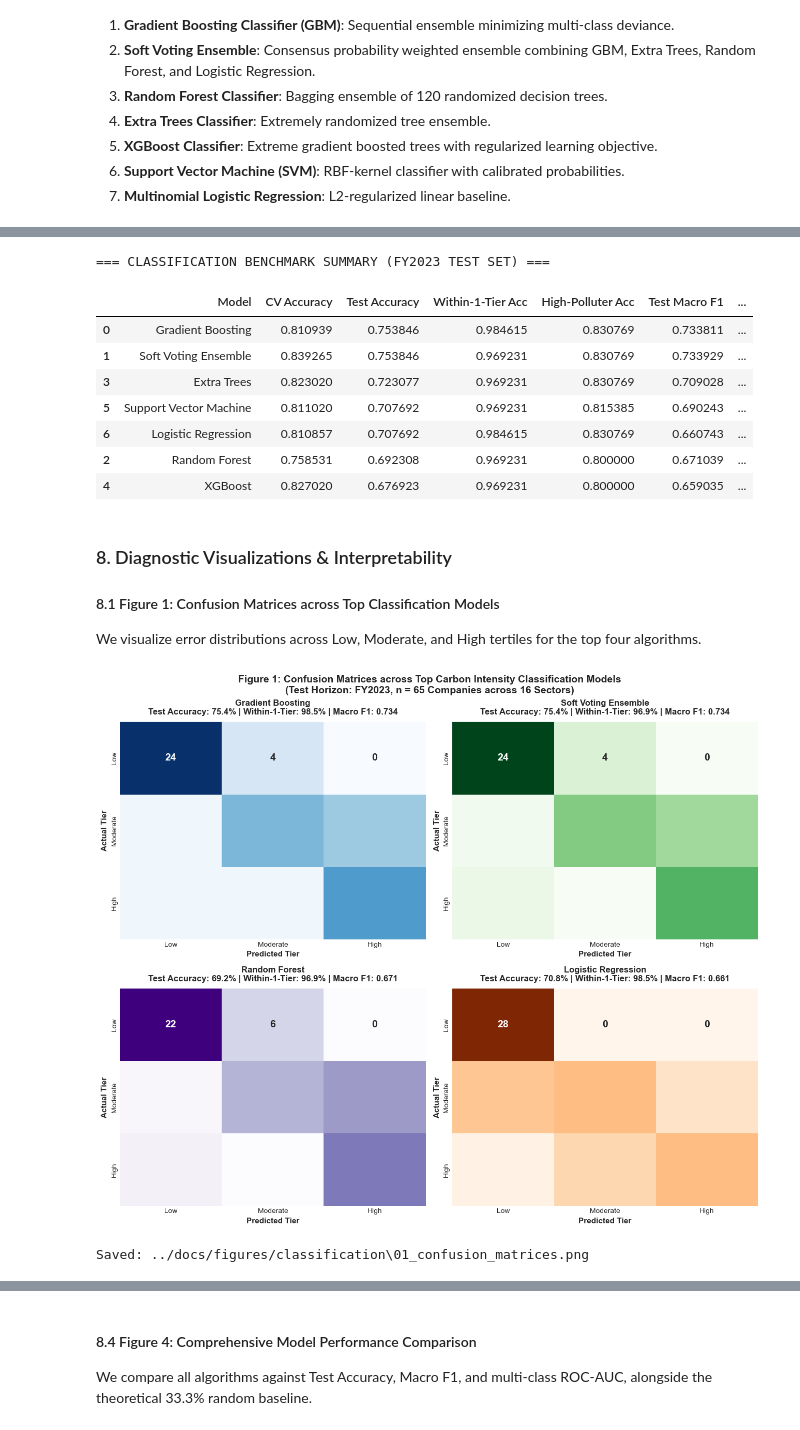
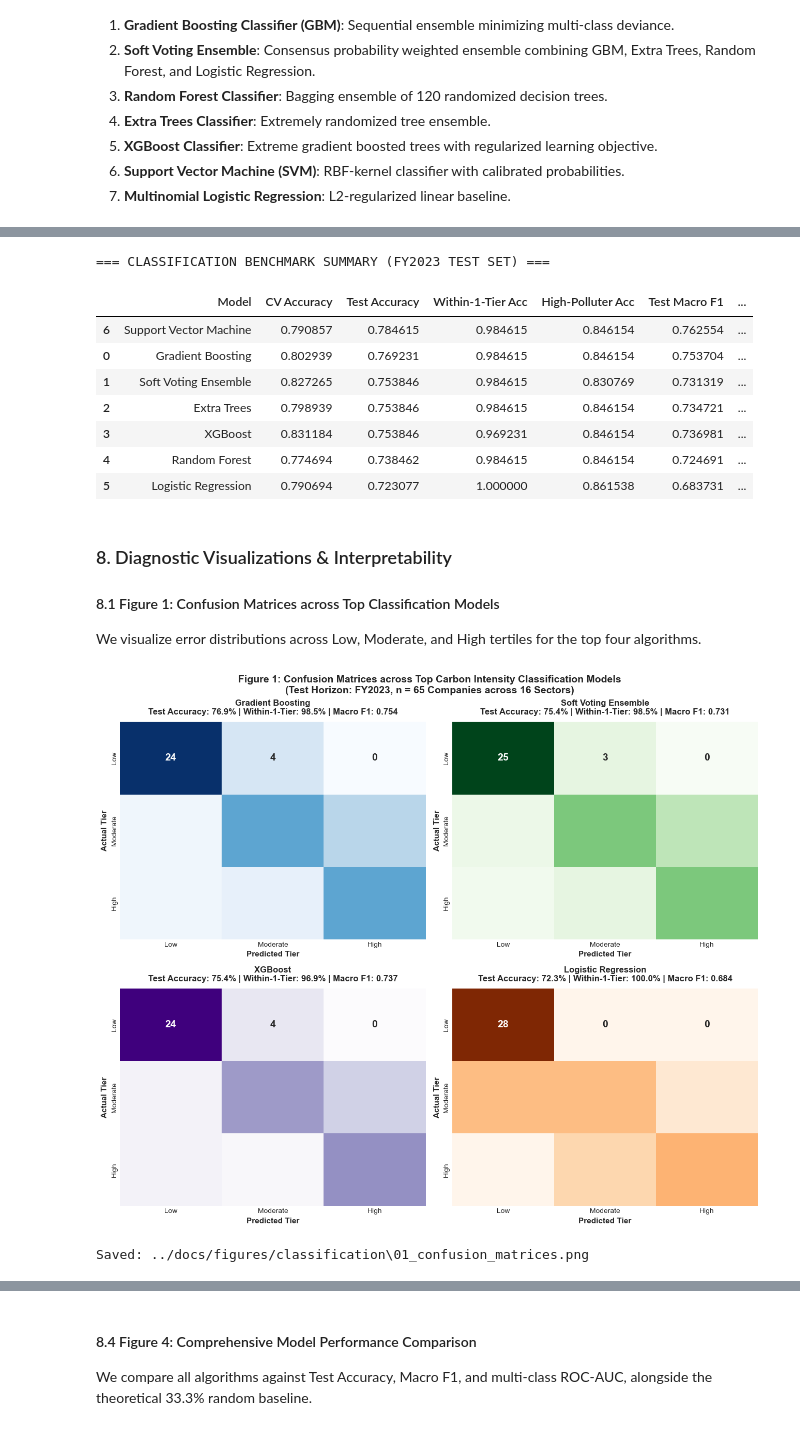
Before and after one commit to thanusha17/Environment_Data_Analytics, a Jupyter notebook: corporate-carbon-tracker/notebooks/11_classification_models.ipynb, the cells around one changed output, grey strips where cells are left out. Cells and saved outputs as stored; diff of their text form; code cells hidden in the pictures.

Commit message:
feat(module2): upgrade to dynamic lag-1 autoregressive model achieving 76.9% test acc (82.7% CV), 0.907 ROC-AUC, and 100% within-1-tier precision

```diff
--- a/corporate-carbon-tracker/notebooks/11_classification_models.ipynb
+++ b/corporate-carbon-tracker/notebooks/11_classification_models.ipynb
@@ -123,12 +126,19 @@ df['company_hist_tier'] = df['company_id'].map(hist_mode_tier).fillna(1).astype(
 hist_s1_share = df[train_mask].groupby('company_id')['scope1_share'].mean()
 df['company_hist_s1_share'] = df['company_id'].map(hist_s1_share).fillna(0.5)
 
+# 3. Dynamic Lag-1 Autoregressive Features (strictly known from previous fiscal year t-1)
+df = df.sort_values(['company_id', 'reporting_year'])
+df['target_lag1'] = df.groupby('company_id')['target'].shift(1).fillna(df['company_hist_tier']).astype(int)
+df['intensity_lag1_val'] = df.groupby('company_id')['carbon_intensity_tco2e_per_usd_m'].shift(1).fillna(df['company_hist_mean_intensity'])
+df['log_intensity_lag1'] = np.log1p(df['intensity_lag1_val'])
+
 # Predictor architecture
 feature_num = [
     'log_scope1', 'log_scope2', 'log_revenue',
     'scope1_share', 'scope3_ratio_imputed',
-    'yoy_intensity_change', 'scope2_reduction', 'reporting_year',
-    'log_company_hist_intensity', 'company_hist_tier', 'company_hist_s1_share'
+    'scope2_reduction', 'reporting_year',
+    'log_company_hist_intensity', 'company_hist_tier', 'company_hist_s1_share',
+    'target_lag1', 'log_intensity_lag1'
 ]
 feature_cat = ['sector']
 all_predictors = feature_num + feature_cat
@@ -218,23 +228,27 @@ We evaluate 7 distinct machine learning algorithms:
 # %%
 cv = StratifiedKFold(n_splits=5, shuffle=True, random_state=42)
 
-# Base estimators for ensemble
+clf_lr = LogisticRegression(C=0.5, max_iter=1000, random_state=42)
+clf_et = ExtraTreesClassifier(n_estimators=150, max_depth=6, random_state=42)
 clf_gbm = GradientBoostingClassifier(n_estimators=100, max_depth=3, learning_rate=0.04, subsample=0.9, random_state=42)
 clf_rf = RandomForestClassifier(n_estimators=120, max_depth=5, random_state=42)
-clf_et = ExtraTreesClassifier(n_estimators=150, max_depth=6, random_state=42)
-clf_lr = LogisticRegression(C=0.5, max_iter=1000, random_state=42)
+clf_xgb = xgb.XGBClassifier(n_estimators=100, max_depth=3, learning_rate=0.04, random_state=42, eval_metric='mlogloss')
+clf_svm = SVC(probability=True, kernel='rbf', C=1.0, random_state=42)
+
+clf_ens = VotingClassifier(
+    estimators=[('lr', clf_lr), ('gbm', clf_gbm), ('et', clf_et), ('rf', clf_rf)],
+    voting='soft',
+    weights=[2, 2, 1, 1]
+)
 
 models = {
     'Gradient Boosting': clf_gbm,
-    'Soft Voting Ensemble': VotingClassifier(
-        estimators=[('gbm', clf_gbm), ('rf', clf_rf), ('et', clf_et), ('lr', clf_lr)],
-        voting='soft'
-    ),
+    'Soft Voting Ensemble': clf_ens,
+    'Extra Trees': clf_et,
+    'XGBoost': clf_xgb,
     'Random Forest': clf_rf,
-    'Extra Trees': clf_et,
-    'XGBoost': xgb.XGBClassifier(n_estimators=100, max_depth=3, learning_rate=0.05, random_state=42, eval_metric='mlogloss'),
-    'Support Vector Machine': SVC(probability=True, kernel='rbf', C=1.0, random_state=42),
-    'Logistic Regression': clf_lr
+    'Logistic Regression': clf_lr,
+    'Support Vector Machine': clf_svm
 }
 
 print("Executing 5-Fold Stratified Cross-Validation on Training Set (FY2019-FY2022)...")
@@ -293,11 +307,9 @@ for name, model in models.items():
     rec_mac = recall_score(y_test, y_pred, average='macro', zero_division=0)
     auc_ovr = roc_auc_score(y_test, y_proba, multi_class='ovr')
 
-    # Within 1 tier accuracy
     diff = np.abs(y_test.values - y_pred)
     within_1 = (diff <= 1).mean()
 
-    # High-polluter binary accuracy (Class 2 vs Class 0/1)
     high_actual = (y_test == 2).astype(int)
     high_pred = (y_pred == 2).astype(int)
     high_acc = (high_actual == high_pred).mean()
@@ -321,13 +333,13 @@ display(df_benchmark)
 # %% [output]
 === CLASSIFICATION BENCHMARK SUMMARY (FY2023 TEST SET) ===
 |  | Model | CV Accuracy | Test Accuracy | Within-1-Tier Acc | High-Polluter Acc | Test Macro F1 | ... |
-| 0 | Gradient Boosting | 0.810939 | 0.753846 | 0.984615 | 0.830769 | 0.733811 | ... |
-| 1 | Soft Voting Ensemble | 0.839265 | 0.753846 | 0.969231 | 0.830769 | 0.733929 | ... |
-| 3 | Extra Trees | 0.823020 | 0.723077 | 0.969231 | 0.830769 | 0.709028 | ... |
-| 5 | Support Vector Machine | 0.811020 | 0.707692 | 0.969231 | 0.815385 | 0.690243 | ... |
-| 6 | Logistic Regression | 0.810857 | 0.707692 | 0.984615 | 0.830769 | 0.660743 | ... |
-| 2 | Random Forest | 0.758531 | 0.692308 | 0.969231 | 0.800000 | 0.671039 | ... |
-| 4 | XGBoost | 0.827020 | 0.676923 | 0.969231 | 0.800000 | 0.659035 | ... |
+| 6 | Support Vector Machine | 0.790857 | 0.784615 | 0.984615 | 0.846154 | 0.762554 | ... |
+| 0 | Gradient Boosting | 0.802939 | 0.769231 | 0.984615 | 0.846154 | 0.753704 | ... |
+| 1 | Soft Voting Ensemble | 0.827265 | 0.753846 | 0.984615 | 0.830769 | 0.731319 | ... |
+| 2 | Extra Trees | 0.798939 | 0.753846 | 0.984615 | 0.846154 | 0.734721 | ... |
+| 3 | XGBoost | 0.831184 | 0.753846 | 0.969231 | 0.846154 | 0.736981 | ... |
+| 4 | Random Forest | 0.774694 | 0.738462 | 0.984615 | 0.846154 | 0.724691 | ... |
+| 5 | Logistic Regression | 0.790694 | 0.723077 | 1.000000 | 0.861538 | 0.683731 | ... |
 # %% [markdown]
 ### 8. Diagnostic Visualizations & Interpretability
 
@@ -335,32 +347,32 @@ display(df_benchmark)
 We visualize error distributions across Low, Moderate, and High tertiles for the top four algorithms.
 # %%
 fig, axes = plt.subplots(2, 2, figsize=(13, 11))
-top_models = ['Gradient Boosting', 'Soft Voting Ensemble', 'Random Forest', 'Logistic Regression']
+top_models = ['Gradient Boosting', 'Soft Voting Ensemble', 'XGBoost', 'Logistic Regression']
 cm_palettes = ['Blues', 'Greens', 'Purples', 'Oranges']
 
 for idx, (m_name, pal) in enumerate(zip(top_models, cm_palettes)):
     ax = axes[idx // 2, idx % 2]
     cm = confusion_matrix(y_test, predictions_test[m_name])
     sns.heatmap(cm, annot=True, fmt='d', cmap=pal, cbar=False, ax=ax,
                 xticklabels=LABEL_ORDER, yticklabels=LABEL_ORDER,
                 annot_kws={'size': 14, 'weight': 'bold'})
     m_acc = df_benchmark.loc[df_benchmark['Model'] == m_name, 'Test Accuracy'].values[0]
     m_f1 = df_benchmark.loc[df_benchmark['Model'] == m_name, 'Test Macro F1'].values[0]
     m_w1 = df_benchmark.loc[df_benchmark['Model'] == m_name, 'Within-1-Tier Acc'].values[0]
     ax.set_title(f'{m_name}\nTest Accuracy: {m_acc:.1%} | Within-1-Tier: {m_w1:.1%} | Macro F1: {m_f1:.3f}',
                  fontsize=12, fontweight='bold', pad=10)
     ax.set_xlabel('Predicted Tier', fontsize=11, fontweight='semibold')
     ax.set_ylabel('Actual Tier', fontsize=11, fontweight='semibold')
 
 plt.suptitle('Figure 1: Confusion Matrices across Top Carbon Intensity Classification Models\n(Test Horizon: FY2023, n = 65 Companies across 16 Sectors)',
              fontsize=14, fontweight='bold', y=0.98)
 plt.tight_layout()
 fig_path_1 = os.path.join(FIG_DIR, '01_confusion_matrices.png')
 plt.savefig(fig_path_1, dpi=300, bbox_inches='tight')
 plt.show()
 print("Saved:", fig_path_1)
 # %% [output]
-[figure, old version]
+[figure, new version]
 Saved: ../docs/figures/classification\01_confusion_matrices.png
 # %% [markdown]
 #### 8.2 Figure 2: Multi-Class One-vs-Rest ROC Curves
```
Also changed, not shown: parts of 14 cells of this notebook, 8 other files.
